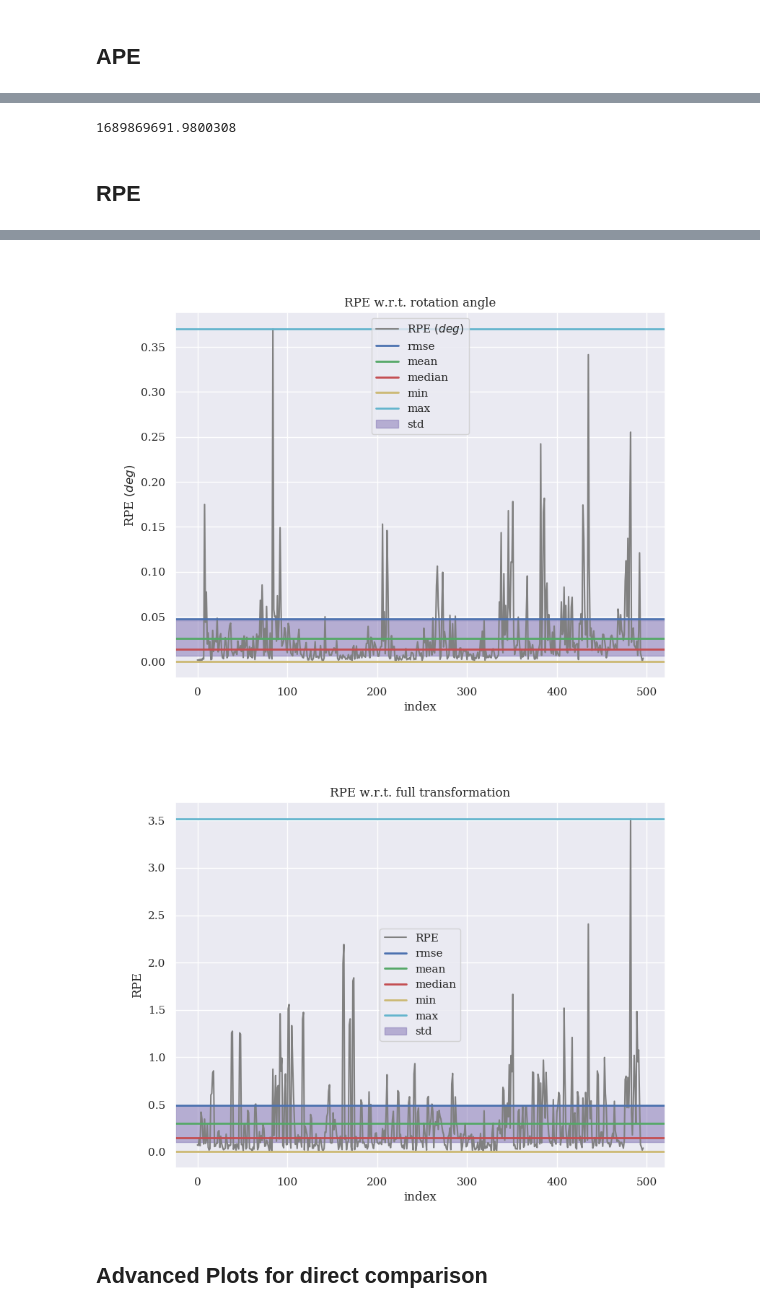
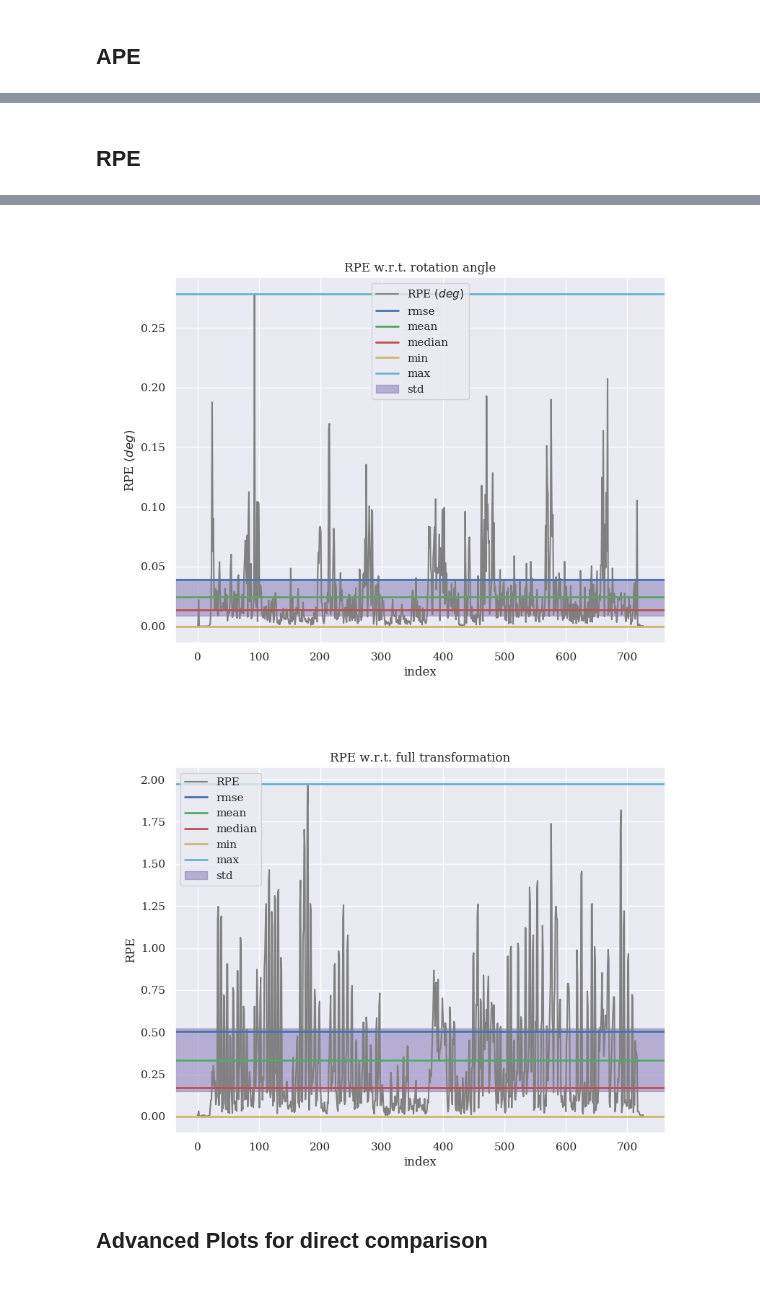
Before and after one commit to Jul310/kiss-icp, a Jupyter notebook: tum_eval/df_analysis.ipynb, the cells around one changed output, grey strips where cells are left out. Cells and saved outputs as stored; diff of their text form; code cells hidden in the pictures.

```diff
--- a/tum_eval/df_analysis.ipynb
+++ b/tum_eval/df_analysis.ipynb
@@ -1,23 +1,18 @@
 # %%
-import math
 import numpy as np
-import os
 import pandas as pd
-import pprint
 import seaborn as sns
 
-from rosbags.rosbag2.reader import Reader as BagReader
-
-from copy import copy, deepcopy
-from evo.tools import plot, pandas_bridge
-from evo.tools.plot import PlotMode
+from collections import defaultdict
+from copy import deepcopy
 from evo.core.metrics import PoseRelation, Unit
-from evo.tools.settings import SETTINGS
-from evo.tools import file_interface
 from evo.core import sync
 from evo.core.sync import TrajectoryPair
-
+from evo.tools import file_interface, plot, pandas_bridge
+from evo.tools.plot import PlotMode
+from evo.tools.settings import SETTINGS
 from os import path
+from rosbags.rosbag2.reader import Reader as BagReader
 from tools.tum_plots import *
 from tools.tum_tools import *
 
@@ -33,12 +28,3 @@ SETTINGS.plot_usetex = True
 # magic plot configuration
 import matplotlib.pyplot as plt
 %matplotlib widget
-
-result_figure_dir = "/mnt/c/Users/J-Dau/OneDrive/TUM/04_SS23/02_MA/02_Figures/08_ch-6-results/"
-
-
-EKF_TOPIC = "/ekf_pose_with_covariance"
-GT_GPS_TOPIC = "/ekf/gt/gps"
-KISS_TOPIC = "/kiss/odometry"
-
-N_RUNS = 3
@@ -133,14 +199,12 @@ f133b47cf9e88bd3b349502491f13f1c4b8de9b7eae003f84f5b055a46f95cfe
 ## APE
 # %%
 plt.close('all')
-
-run = 1
 
 pose_relations = [metrics.PoseRelation.translation_part, metrics.PoseRelation.rotation_angle_deg, metrics.PoseRelation.full_transformation]
 
 traj_ref = deepcopy(data[run]["GT_GPS"])
-traj_est = deepcopy(data[run]["EKF"])
-traj_ref, traj_est = sync.associate_trajectories(traj_ref, traj_est, max_diff=0.001)
+traj_est = deepcopy(data[run][est_trajectory_type])
+traj_ref, traj_est = sync.associate_trajectories(traj_ref, traj_est, max_diff=g_max_diff_ape)
 
 
 for pose_relation in pose_relations:
@@ -155,31 +215,24 @@ for pose_relation in pose_relations:
-# %%
-traj_ref.timestamps[0]
-# %% [output]
-1689869691.9800308
 # %% [markdown]
 ## RPE
 # %%
 plt.close('all')
 
-delta = 1
+delta = 8
 all_pairs = False
 delta_unit = Unit.frames
-
-run = 1
 
 pose_relations = [metrics.PoseRelation.translation_part, metrics.PoseRelation.rotation_angle_deg, metrics.PoseRelation.full_transformation]
 
 traj_ref = deepcopy(data[run]["GT_GPS"])
-traj_est = deepcopy(data[run]["EKF"])
+traj_est = deepcopy(data[run][est_trajectory_type])
 # traj_ref, traj_est = sync.associate_trajectories(traj_ref, traj_est, max_diff=0.01)
-traj_est, traj_ref = sync.associate_trajectories(traj_est, traj_ref, max_diff=0.001)
-
+traj_ref, traj_est = sync.associate_trajectories(traj_ref, traj_est, max_diff=g_max_diff_rpe)
 
 for pose_relation in pose_relations:
     rpe_metric = metrics.RPE(pose_relation=pose_relation, delta=delta, delta_unit=delta_unit, all_pairs=all_pairs)
     rpe_metric.process_data((traj_ref, traj_est))
-    # plot_statistical_error_metric(rpe_metric, show_plot=False, save_dir=result_figure_dir, name_prefix=route)
-    plot_statistical_error_metric(rpe_metric, show_plot=False, save_dir="", name_prefix=route)
+    plot_statistical_error_metric(rpe_metric, show_plot=False, save_dir=result_figure_dir, name_prefix=route)
+    # plot_statistical_error_metric(rpe_metric, show_plot=False, save_dir="", name_prefix=route)
 
 
 # traj_ref_plot = deepcopy(traj_ref)
@@ -192,5 +245,5 @@ for pose_relation in pose_relations:
-[figure, old version]
+[figure, new version]
-[figure, old version]
+[figure, new version]
 # %% [markdown]
 ## Advanced Plots for direct comparison
 # %%
```
Also changed, not shown: parts of 11 cells of this notebook, 3 other files.
